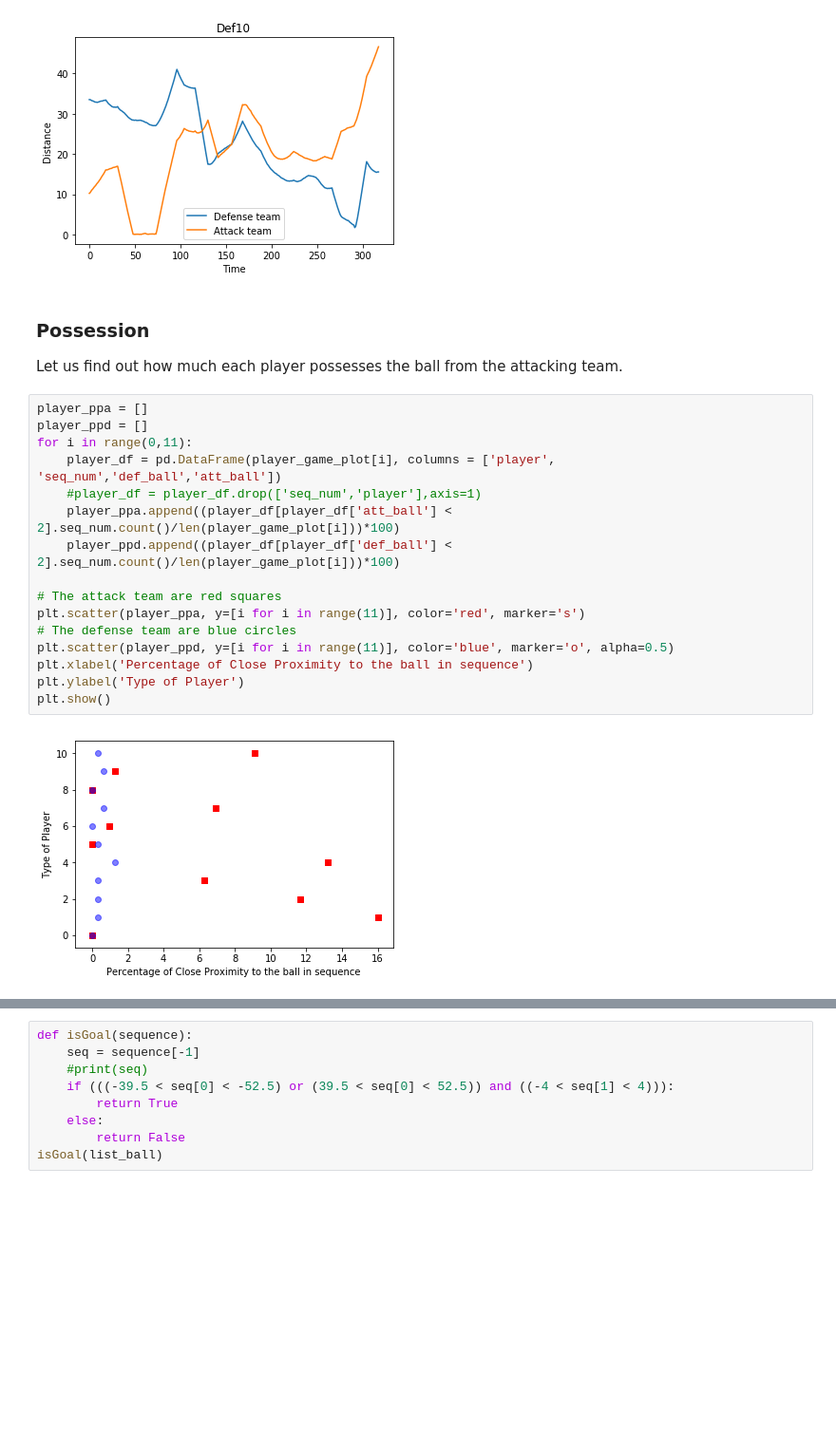
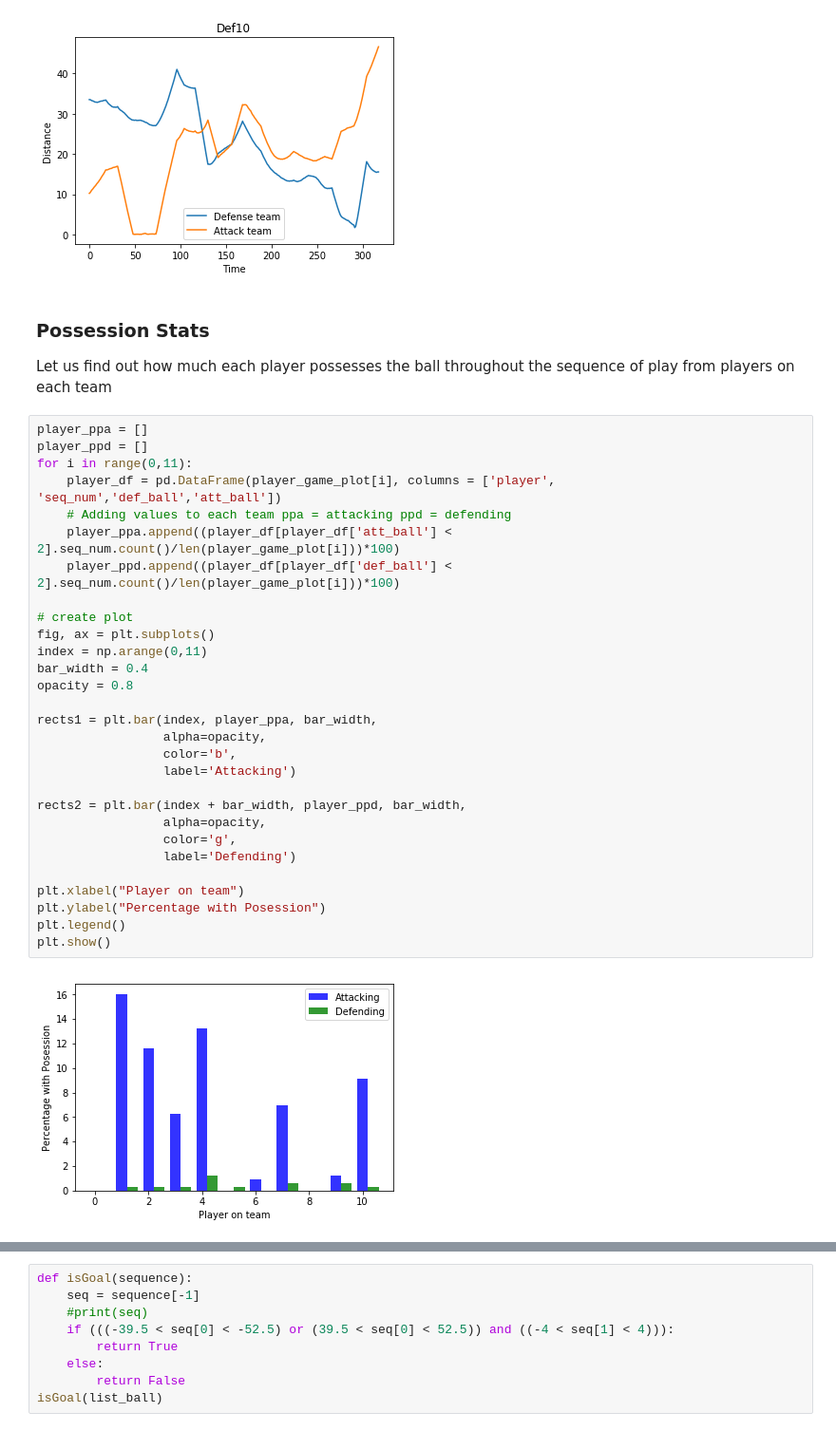
Before and after one commit to raghav96/datascience, a Jupyter notebook: Football Analysis.ipynb, the cells around one changed output, grey strips where cells are left out. Shown at 95% size. Cells and saved outputs as stored; diff of their text form; blank space fills up the shorter version.

```diff
--- a/Football Analysis.ipynb
+++ b/Football Analysis.ipynb
@@ -292,24 +296,37 @@ for i in range(len(player_game_plot)):
 [figure]
 [figure]
 # %% [markdown]
-### Possession
+### Possession Stats
 
-Let us find out how much each player possesses the ball from the attacking team.
+Let us find out how much each player possesses the ball throughout the sequence of play from players on each team
 # %%
 player_ppa = []
 player_ppd = []
 for i in range(0,11):
     player_df = pd.DataFrame(player_game_plot[i], columns = ['player', 'seq_num','def_ball','att_ball'])
-    #player_df = player_df.drop(['seq_num','player'],axis=1)
+    # Adding values to each team ppa = attacking ppd = defending
     player_ppa.append((player_df[player_df['att_ball'] < 2].seq_num.count()/len(player_game_plot[i]))*100)
     player_ppd.append((player_df[player_df['def_ball'] < 2].seq_num.count()/len(player_game_plot[i]))*100)
 
-# The attack team are red squares
-plt.scatter(player_ppa, y=[i for i in range(11)], color='red', marker='s')
-# The defense team are blue circles
-plt.scatter(player_ppd, y=[i for i in range(11)], color='blue', marker='o', alpha=0.5)
-plt.xlabel('Percentage of Close Proximity to the ball in sequence')
-plt.ylabel('Type of Player')
+# create plot
+fig, ax = plt.subplots()
+index = np.arange(0,11)
+bar_width = 0.4
+opacity = 0.8
+
+rects1 = plt.bar(index, player_ppa, bar_width,
+                 alpha=opacity,
+                 color='b',
+                 label='Attacking')
+
+rects2 = plt.bar(index + bar_width, player_ppd, bar_width,
+                 alpha=opacity,
+                 color='g',
+                 label='Defending')
+
+plt.xlabel("Player on team")
+plt.ylabel("Percentage with Posession")
+plt.legend()
 plt.show()
 # %% [output]
-[figure, old version]
+[figure, new version]
```
Also changed, not shown: parts of 54 cells of this notebook.
